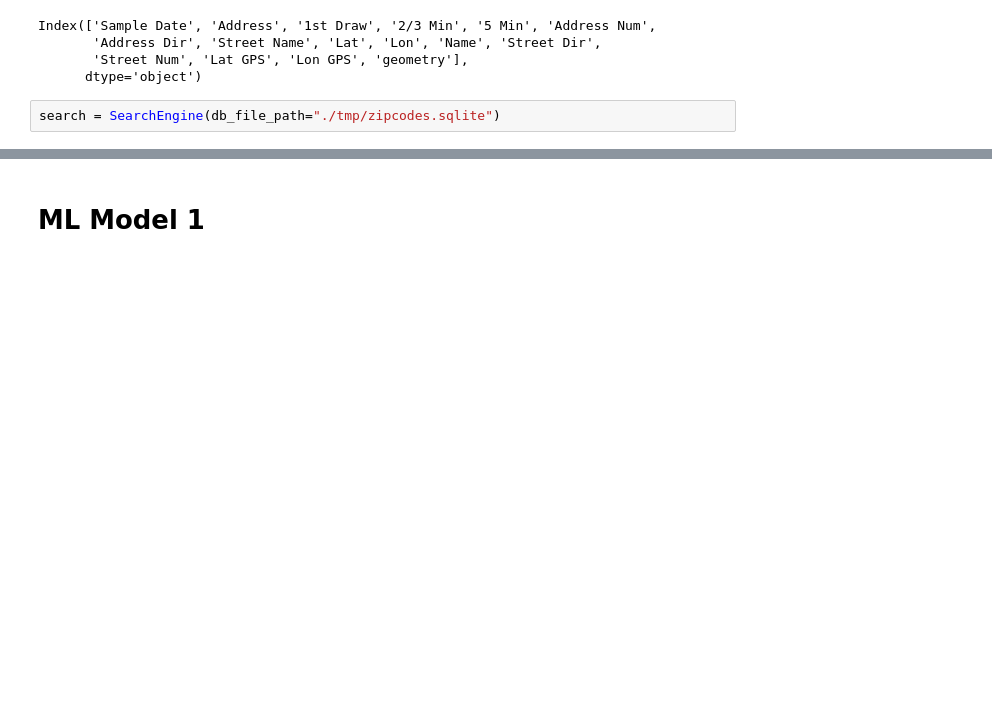
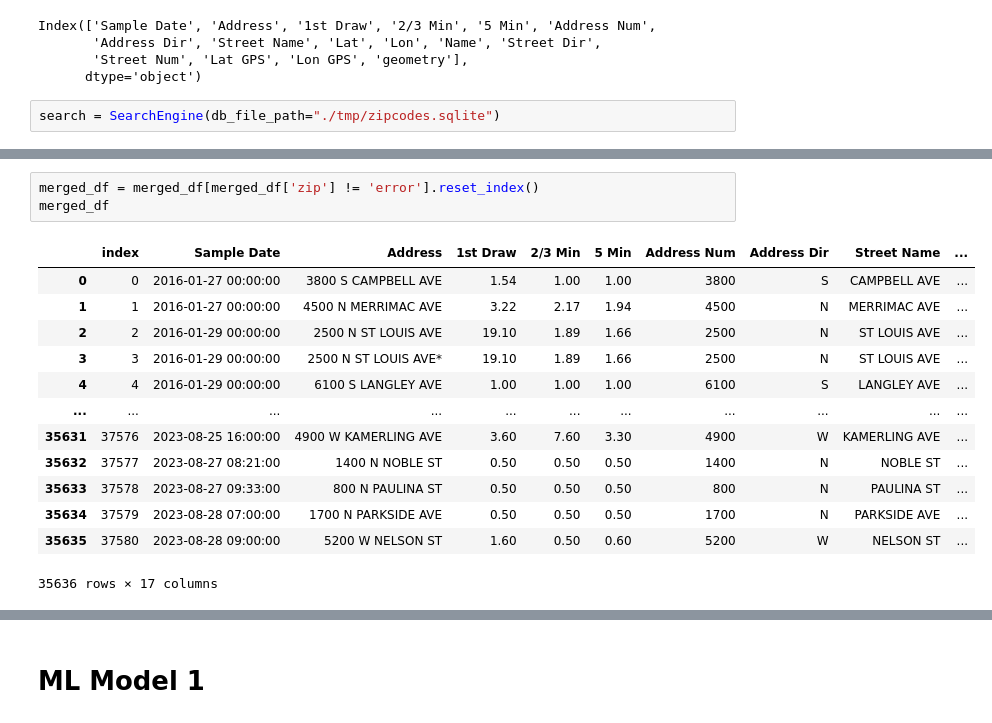
Before and after one commit to ebugarin/Chicago-Water-Lead-Levels-Analyzation, a Jupyter notebook: data_analysis.ipynb, the cells around one changed output, grey strips where cells are left out. Cells and saved outputs as stored; diff of their text form; blank space fills up the shorter version.

```diff
--- a/data_analysis.ipynb
+++ b/data_analysis.ipynb
@@ -404,3 +435,20 @@ search = SearchEngine(db_file_path="./tmp/zipcodes.sqlite")
+# %%
+merged_df = merged_df[merged_df['zip'] != 'error'].reset_index()
+merged_df
+# %% [output]
+|  | index | Sample Date | Address | 1st Draw | 2/3 Min | 5 Min | Address Num | Address Dir | Street Name | ... |
+| 0 | 0 | 2016-01-27 00:00:00 | 3800 S CAMPBELL AVE | 1.54 | 1.00 | 1.00 | 3800 | S | CAMPBELL AVE | ... |
+| 1 | 1 | 2016-01-27 00:00:00 | 4500 N MERRIMAC AVE | 3.22 | 2.17 | 1.94 | 4500 | N | MERRIMAC AVE | ... |
+| 2 | 2 | 2016-01-29 00:00:00 | 2500 N ST LOUIS AVE | 19.10 | 1.89 | 1.66 | 2500 | N | ST LOUIS AVE | ... |
+| 3 | 3 | 2016-01-29 00:00:00 | 2500 N ST LOUIS AVE* | 19.10 | 1.89 | 1.66 | 2500 | N | ST LOUIS AVE | ... |
+| 4 | 4 | 2016-01-29 00:00:00 | 6100 S LANGLEY AVE | 1.00 | 1.00 | 1.00 | 6100 | S | LANGLEY AVE | ... |
+| ... | ... | ... | ... | ... | ... | ... | ... | ... | ... | ... |
+| 35631 | 37576 | 2023-08-25 16:00:00 | 4900 W KAMERLING AVE | 3.60 | 7.60 | 3.30 | 4900 | W | KAMERLING AVE | ... |
+| 35632 | 37577 | 2023-08-27 08:21:00 | 1400 N NOBLE ST | 0.50 | 0.50 | 0.50 | 1400 | N | NOBLE ST | ... |
+| 35633 | 37578 | 2023-08-27 09:33:00 | 800 N PAULINA ST | 0.50 | 0.50 | 0.50 | 800 | N | PAULINA ST | ... |
+| 35634 | 37579 | 2023-08-28 07:00:00 | 1700 N PARKSIDE AVE | 0.50 | 0.50 | 0.50 | 1700 | N | PARKSIDE AVE | ... |
+| 35635 | 37580 | 2023-08-28 09:00:00 | 5200 W NELSON ST | 1.60 | 0.50 | 0.60 | 5200 | W | NELSON ST | ... |
+35636 rows × 17 columns
 # %%
 #Aggregate data by averaging by neighborhood
 draws_by_zip = merged_df.groupby('zip')[['1st Draw', '2/3 Min', '5 Min']].mean().reset_index()
```
Also changed, not shown: parts of 57 cells of this notebook, 2 other files.
